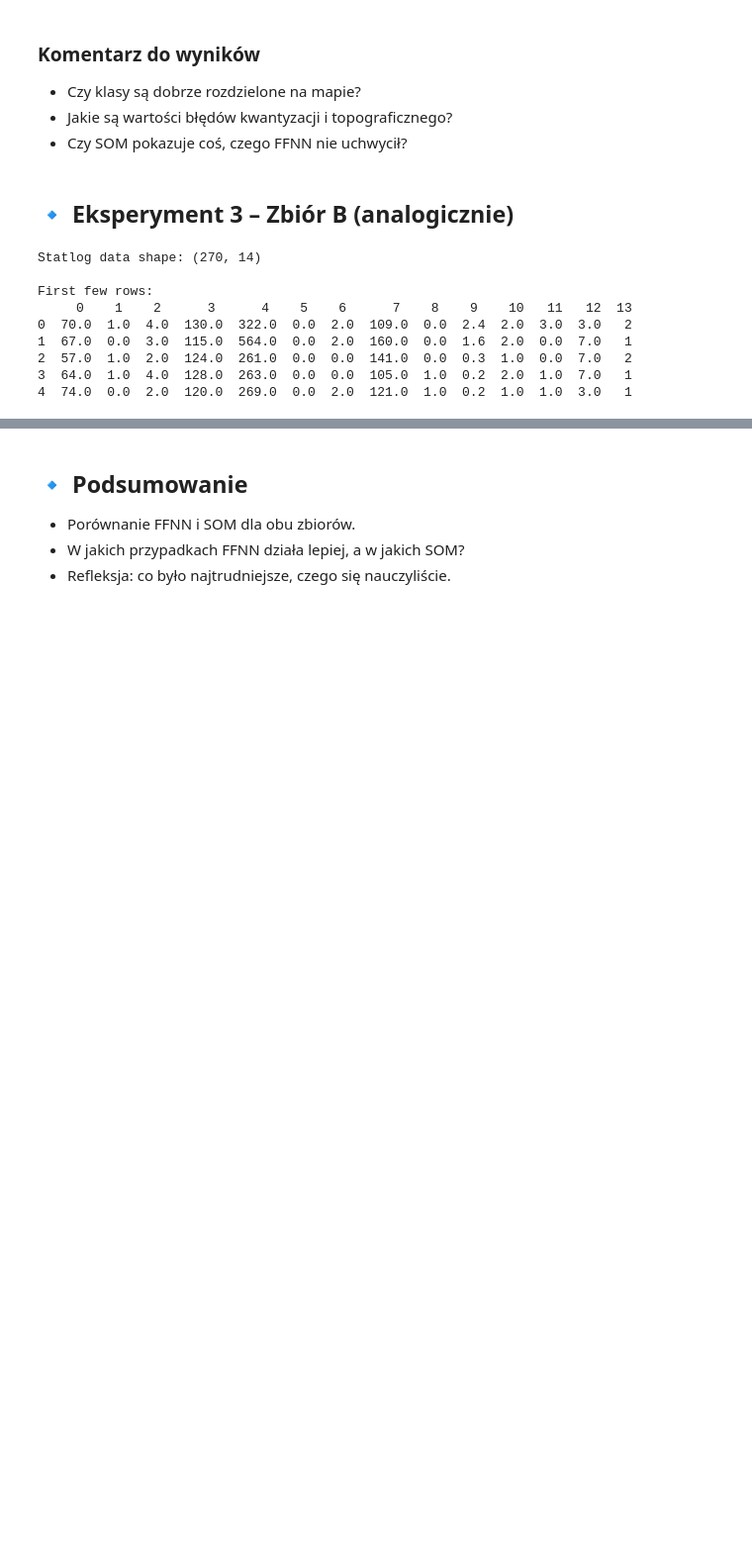
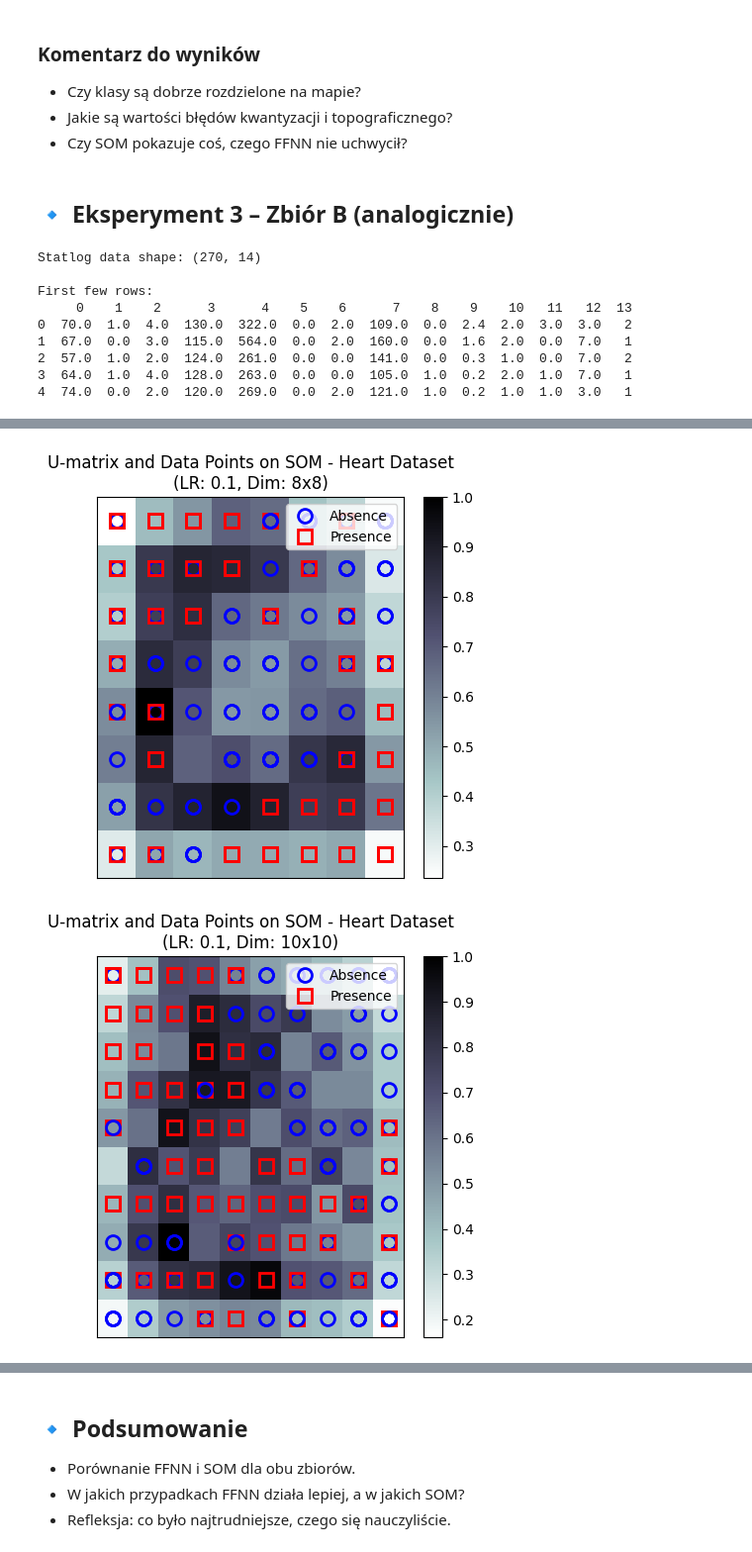
Before and after one commit to vect000r/computational_intelligence, a Jupyter notebook: LAB1.ipynb, the cells around one changed output, grey strips where cells are left out. Shown at 99% size. Drawn from its saved outputs; the diff is of its cells as text; code cells hidden in the pictures; blank space fills up the shorter version.

```diff
--- a/LAB1.ipynb
+++ b/LAB1.ipynb
@@ -306,0 +485,12 @@ weighted avg       0.88      0.88      0.88        41
+# %%
+# Calculate and display quantization and topographic errors for Heart dataset SOMs
+for som_info in soms_heart:
+    current_som = som_info['model']
+    lr = som_info['lr']
+    som_x, som_y = som_info['dim']
+    quantization_error = current_som.quantization_error(X_train_scaled)
+    topographic_error = current_som.topographic_error(X_train_scaled)
+    print(f"SOM with Learning Rate: {lr}, Dimensions: ({som_x}, {som_y})")
+    print(f"  Quantization Error: {quantization_error:.4f}")
+    print(f"  Topographic Error: {topographic_error:.4f}")
+    print()
@@ -306,0 +515,45 @@ weighted avg       0.88      0.88      0.88        41
+# %%
+# Visualize U-matrices with data points for Heart dataset
+import matplotlib.pyplot as plt
+import numpy as np
+
+for som_info in soms_heart:
+    current_som = som_info['model']
+    lr = som_info['lr']
+    som_x, som_y = som_info['dim']
+
+    current_u_matrix = current_som.distance_map().T
+
+    plt.figure(figsize=(5, 5))
+    plt.pcolor(current_u_matrix, cmap='bone_r')
+    plt.colorbar()
+
+    for j, x in enumerate(X_train_scaled):
+        w = current_som.winner(x)
+
+        # Class 0 (absence) = blue circles
+        # Class 1 (presence) = red squares
+        if y_train[j] == 0:
+            color = 'blue'
+            marker = 'o'
+            label = 'Absence' if j == 0 else ''  # Label only once for legend
+        else:
+            color = 'red'
+            marker = 's'  # square
+            label = 'Presence' if y_train[j] == 1 and j == list(y_train).index(1) else ''
+
+        plt.plot(w[0] + 0.5, w[1] + 0.5, marker,
+                 markerfacecolor='None',
+                 markeredgecolor=color,
+                 markersize=10,
+                 markeredgewidth=2,
+                 label=label)
+
+    plt.legend(loc='upper right')
+    plt.title(f'U-matrix and Data Points on SOM - Heart Dataset\n(LR: {lr}, Dim: {som_x}x{som_y})')
+    plt.xticks([])
+    plt.yticks([])
+    plt.show()
+# %% [output]
+[figure, added]
+[figure, added]
```
Also changed, not shown: parts of 14 cells of this notebook.
